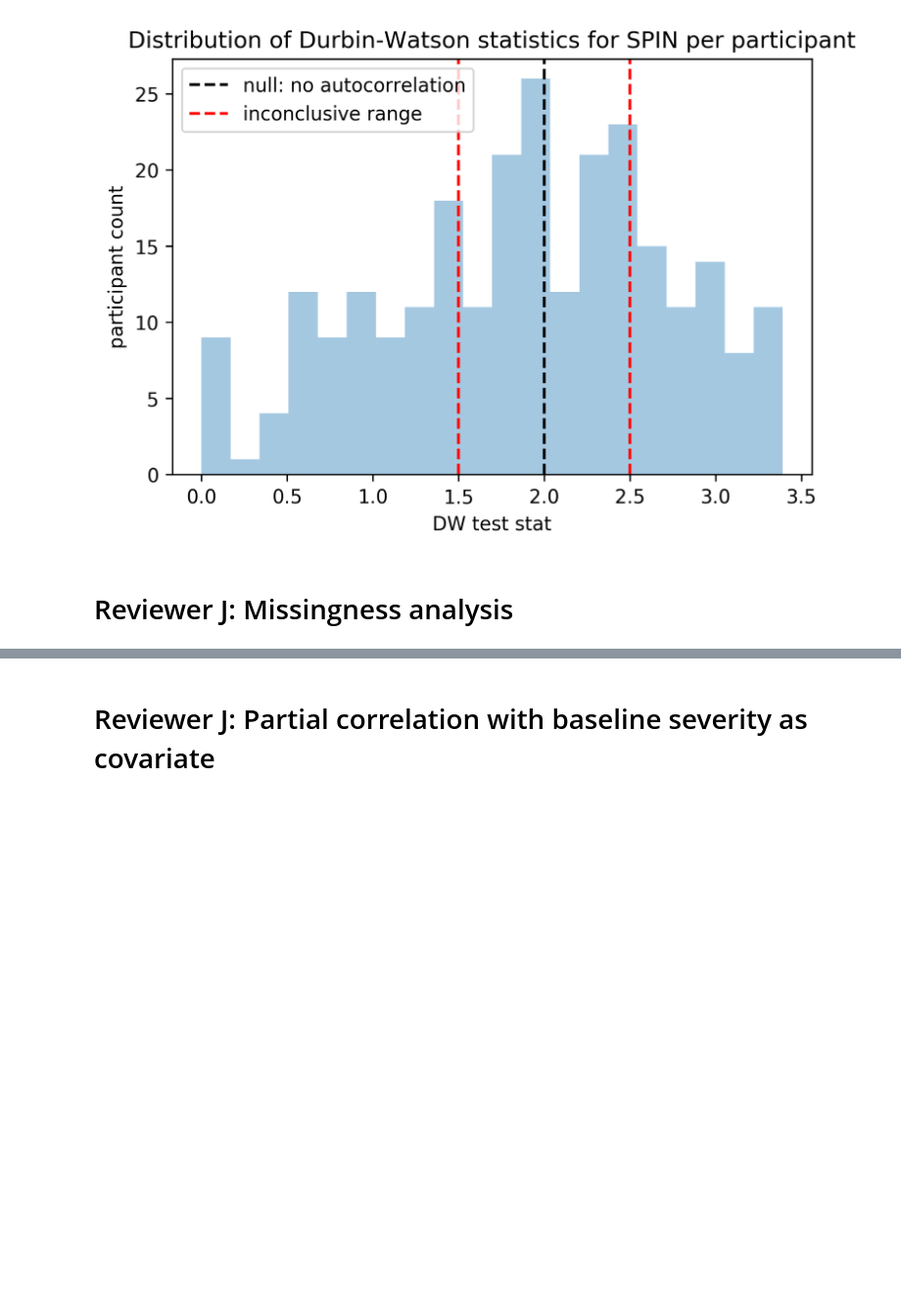
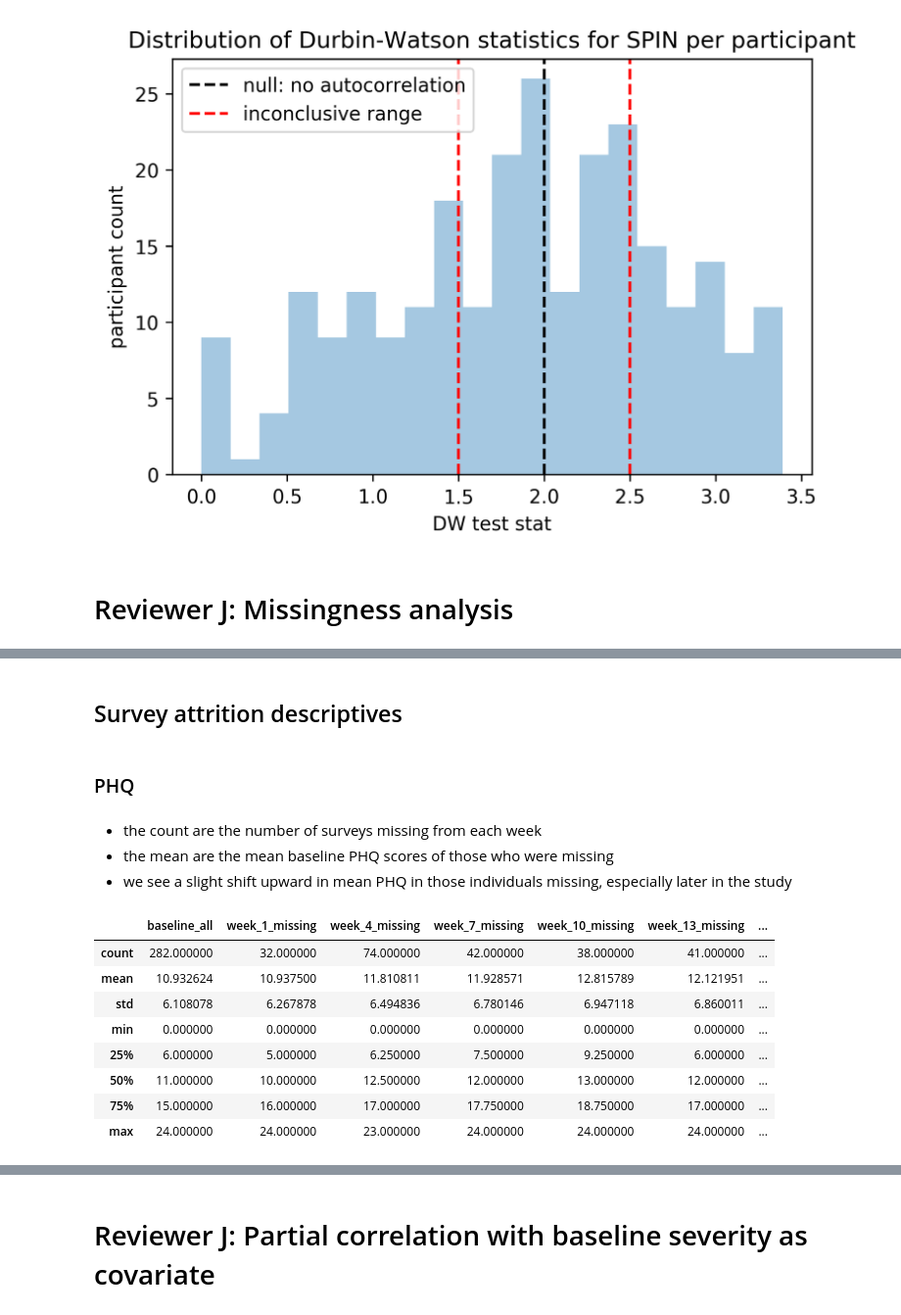
Before and after one commit to tliu526/lifesense, a Jupyter notebook: jmir_notebooks/jmir_review_analysis.ipynb, the cells around one changed output, grey strips where cells are left out. Shown at 98% size. Saved outputs shown, nothing was run; the diff lists cells and outputs as text; code cells hidden in the pictures; blank space fills up the shorter version.

Commit message:
add missingness analysis

```diff
--- a/jmir_notebooks/jmir_review_analysis.ipynb
+++ b/jmir_notebooks/jmir_review_analysis.ipynb
@@ -1963,0 +1995,60 @@ Text(0, 0.5, 'participant count')
+# %% [markdown]
+## Survey attrition descriptives
+# %%
+event_dict = {
+   "week_0_arm_1": 0,
+   "week_1_arm_1": 1,
+   "week_4_arm_1": 4,
+   "week_7_arm_1": 7,
+   "week_10_arm_1": 10,
+   "week_13_arm_1": 13,
+   "week_16_arm_1": 16
+}
+# %%
+def build_missing_df(df, target_assess):
+    """
+    Builds a descriptive df of missing target assessments
+
+    Args:
+        df (pd.DataFrame)
+        target_assess (str)
+
+    Returns:
+        missing_df
+    """
+    baseline_df = df[df['redcap_event_name'] == 'week_0_arm_1']
+
+    baseline_pids = baseline_df['pid'].unique()
+
+    missing_df = pd.DataFrame()
+
+    for event in list(event_dict.keys())[1:]:
+        wk_df = df[df['redcap_event_name'] == event]
+        wk_df = wk_df.drop_duplicates(subset=['pid'])
+        wk_pids = wk_df['pid'].unique()
+        missing_pids = [x for x in baseline_pids if x not in wk_pids]
+        #print(missing_pids)
+        desc_df = pd.DataFrame({event[:-6] + "_missing": baseline_df[baseline_df['pid'].isin(missing_pids)][target_assess].describe()})
+        missing_df = pd.concat([missing_df, desc_df], axis=1)
+
+    baseline_descr = pd.DataFrame({'baseline_all' : baseline_df[target_assess].describe()})
+
+    return pd.concat([baseline_descr, missing_df], axis=1)
+# %% [markdown]
+### PHQ
+# %% [markdown]
+- the count are the number of surveys missing from each week
+- the mean are the mean baseline PHQ scores of those who were missing
+- we see a slight shift upward in mean PHQ in those individuals missing, especially later in the study
+# %%
+build_missing_df(phq_all, "phq_total_sc")
+# %% [output]
+|  | baseline_all | week_1_missing | week_4_missing | week_7_missing | week_10_missing | week_13_missing | ... |
+| count | 282.000000 | 32.000000 | 74.000000 | 42.000000 | 38.000000 | 41.000000 | ... |
+| mean | 10.932624 | 10.937500 | 11.810811 | 11.928571 | 12.815789 | 12.121951 | ... |
+| std | 6.108078 | 6.267878 | 6.494836 | 6.780146 | 6.947118 | 6.860011 | ... |
+| min | 0.000000 | 0.000000 | 0.000000 | 0.000000 | 0.000000 | 0.000000 | ... |
+| 25% | 6.000000 | 5.000000 | 6.250000 | 7.500000 | 9.250000 | 6.000000 | ... |
+| 50% | 11.000000 | 10.000000 | 12.500000 | 12.000000 | 13.000000 | 12.000000 | ... |
+| 75% | 15.000000 | 16.000000 | 17.000000 | 17.750000 | 18.750000 | 17.000000 | ... |
+| max | 24.000000 | 24.000000 | 23.000000 | 24.000000 | 24.000000 | 24.000000 | ... |
```
Also changed, not shown: parts of 25 cells of this notebook.
